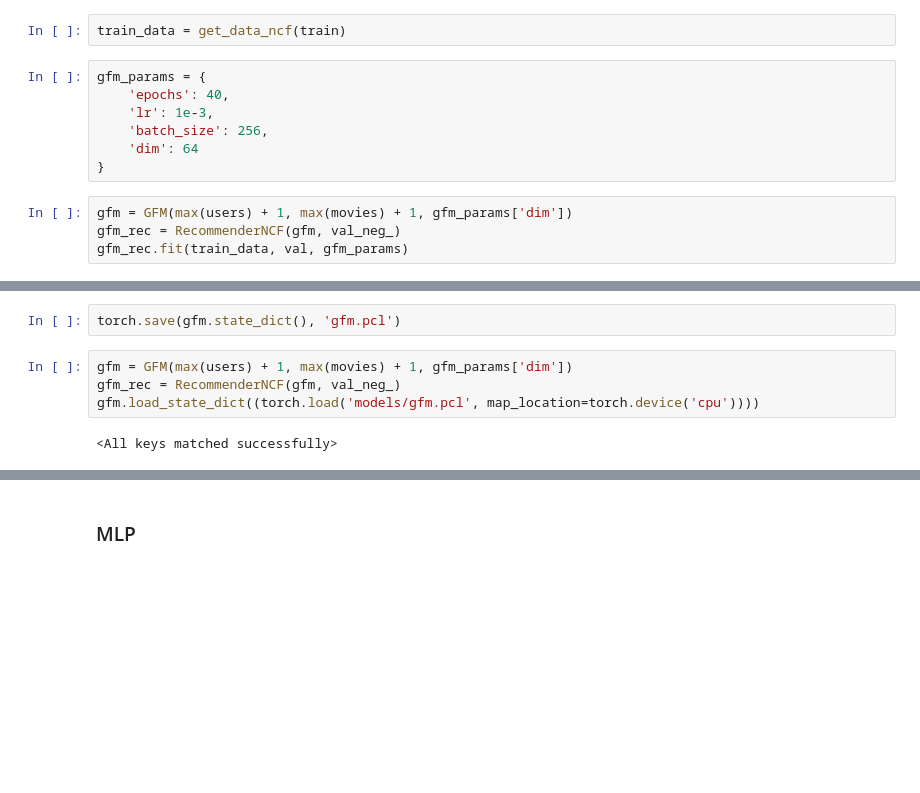
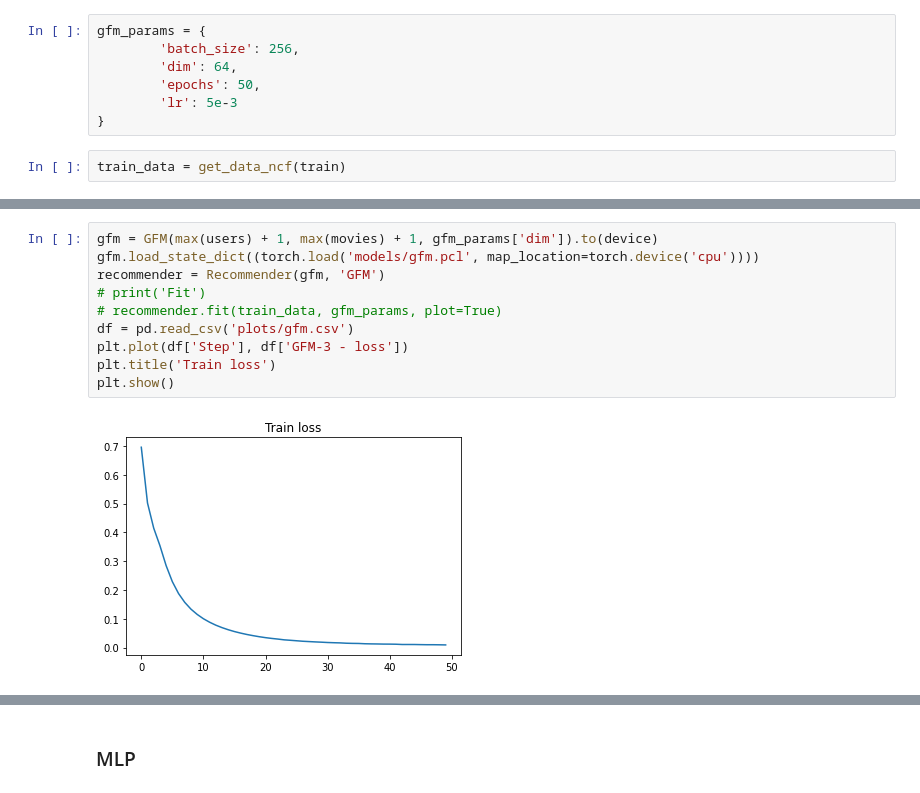
Before and after one commit to vysheslavova/RecSys, a Jupyter notebook: HW3.ipynb, the cells around one changed output, grey strips where cells are left out. Cells and saved outputs as stored; diff of their text form; blank space fills up the shorter version.

```diff
--- a/HW3.ipynb
+++ b/HW3.ipynb
@@ -415,13 +184,9 @@ def get_data_ncf(data):
+# %%
+gfm_params = {
+        'batch_size': 256,
+        'dim': 64,
+        'epochs': 50,
+        'lr': 5e-3
+}
 # %%
 train_data = get_data_ncf(train)
-# %%
-gfm_params = {
-    'epochs': 40,
-    'lr': 1e-3,
-    'batch_size': 256,
-    'dim': 64
-}
-# %%
-gfm = GFM(max(users) + 1, max(movies) + 1, gfm_params['dim'])
-gfm_rec = RecommenderNCF(gfm, val_neg_)
-gfm_rec.fit(train_data, val, gfm_params)
@@ -446,8 +193,12 @@ Epoch 39 - Loss: 0.03892167584665089
-# %%
-torch.save(gfm.state_dict(), 'gfm.pcl')
 # %%
-gfm = GFM(max(users) + 1, max(movies) + 1, gfm_params['dim'])
-gfm_rec = RecommenderNCF(gfm, val_neg_)
+gfm = GFM(max(users) + 1, max(movies) + 1, gfm_params['dim']).to(device)
 gfm.load_state_dict((torch.load('models/gfm.pcl', map_location=torch.device('cpu'))))
+recommender = Recommender(gfm, 'GFM')
+# print('Fit')
+# recommender.fit(train_data, gfm_params, plot=True)
+df = pd.read_csv('plots/gfm.csv')
+plt.plot(df['Step'], df['GFM-3 - loss'])
+plt.title('Train loss')
+plt.show()
 # %% [output]
-<All keys matched successfully>
+[figure, added]
```
Also changed, not shown: parts of 89 cells of this notebook, 1 other file.
